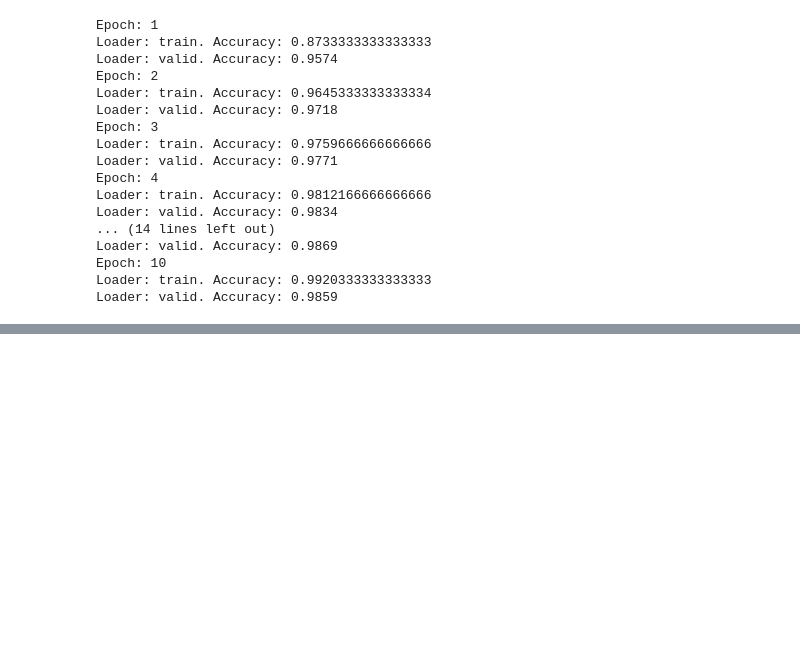
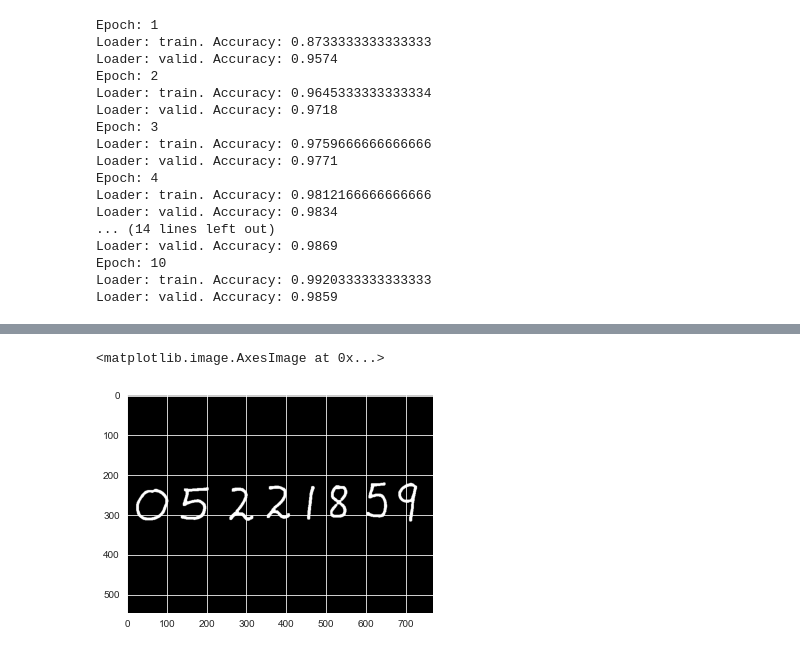
Before and after one commit to threeteck/ML.ITIS, a Jupyter notebook: 9.ipynb, the cells around one changed output, grey strips where cells are left out. Saved outputs shown, nothing was run; the diff lists cells and outputs as text; code cells hidden in the pictures; blank space fills up the shorter version.

```diff
--- a/9.ipynb
+++ b/9.ipynb
@@ -282,0 +165,17 @@ def predict(model_cls, model_loc, img, device="cpu"):
+# %%
+# Define a function to preprocess image for contour detection
+def preprocess(img):
+    img = cv2.cvtColor(img, cv2.COLOR_BGR2GRAY)
+    img = cv2.GaussianBlur(img, (7, 7), 0)
+    img = cv2.adaptiveThreshold(img, 255, cv2.ADAPTIVE_THRESH_GAUSSIAN_C, cv2.THRESH_BINARY, 11, 2)
+    img = cv2.bitwise_not(img, img)
+    kernel = np.ones((5, 5), np.uint8)
+    img = cv2.morphologyEx(img, cv2.MORPH_OPEN, kernel)
+    img = cv2.morphologyEx(img, cv2.MORPH_CLOSE, kernel)
+    return img
+# %%
+img = preprocess(img)
+plt.imshow(img, cmap="gray")
+# %% [output]
+<matplotlib.image.AxesImage at 0x...>
+[figure, added]
```
Also changed, not shown: parts of 30 cells of this notebook, 2 other files.
